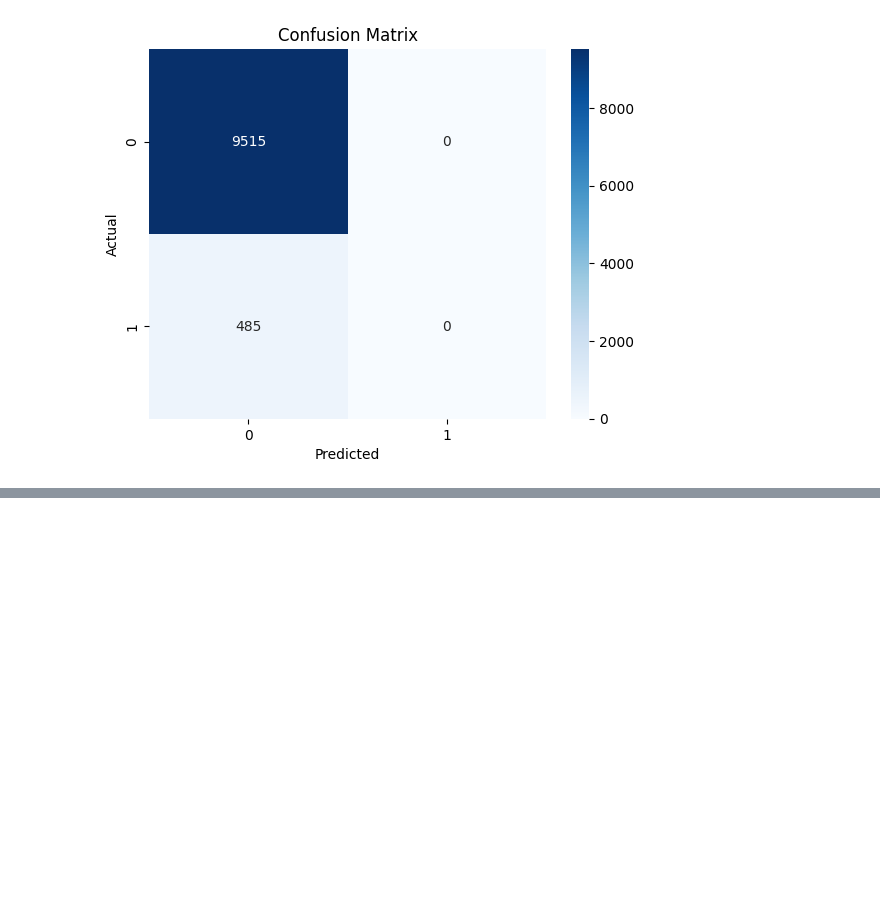
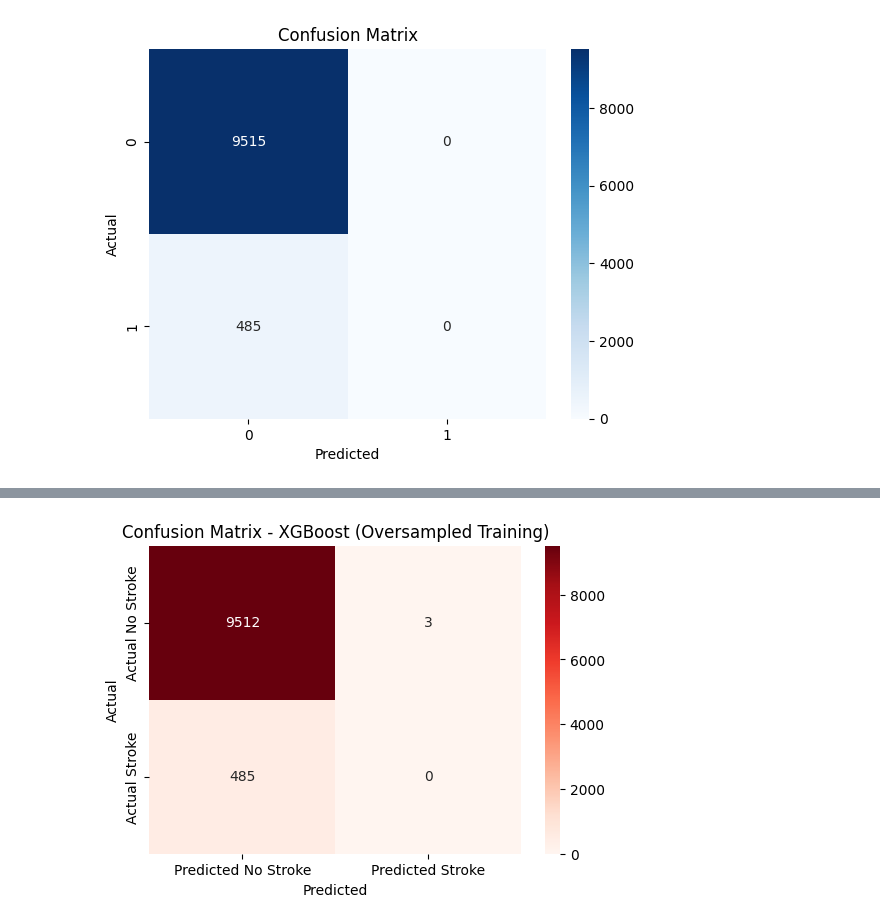
Before and after one commit to mohamedmamdouh22/ML, a Jupyter notebook: task1.ipynb, the cells around one changed output, grey strips where cells are left out. Cells and saved outputs as stored; diff of their text form; code cells hidden in the pictures; blank space fills up the shorter version.

Commit message:
XGBoost Model Implementation ... added

```diff
--- a/task1.ipynb
+++ b/task1.ipynb
@@ -266,0 +269,10 @@ plt.show()
+# %%
+xgb_model = XGBClassifier(
+    n_estimators=150,           # Same as n_estimators in your RF model
+    learning_rate=0.1,          # Standard default value
+    random_state=42,
+    use_label_encoder=False,    # Recommended to avoid warnings
+    eval_metric='logloss'       # Standard evaluation metric
+)
+# %%
+xgb_model.fit(X_train, y_train)
@@ -266,0 +295,2 @@ plt.show()
+# %%
+y_pred_xgb = xgb_model.predict(X_test)
@@ -266,0 +315,13 @@ plt.show()
+# %%
+# 5. Visualize Confusion Matrix
+cm_xgb = confusion_matrix(y_test, y_pred_xgb)
+plt.figure(figsize=(6, 4))
+sns.heatmap(cm_xgb, annot=True, fmt='d', cmap='Reds',
+    xticklabels=['Predicted No Stroke', 'Predicted Stroke'],
+    yticklabels=['Actual No Stroke', 'Actual Stroke'])
+plt.xlabel('Predicted')
+plt.ylabel('Actual')
+plt.title('Confusion Matrix - XGBoost (Oversampled Training)')
+plt.show()
+# %% [output]
+[figure, added]
```
Also changed, not shown: parts of 5 cells of this notebook.
